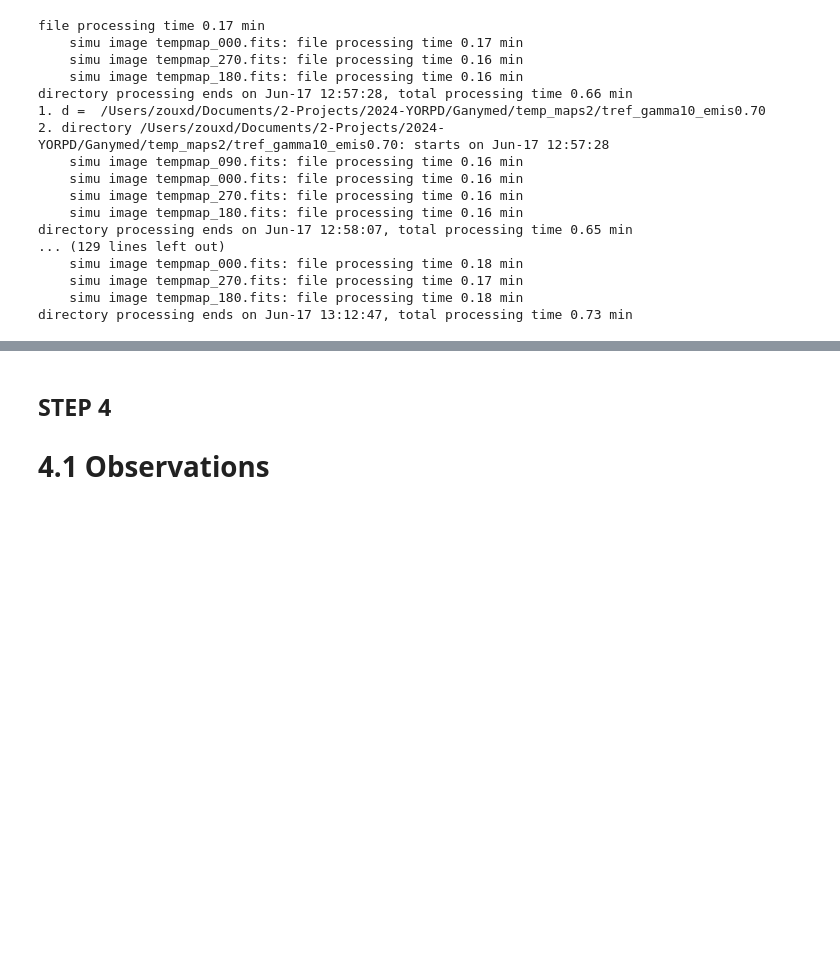
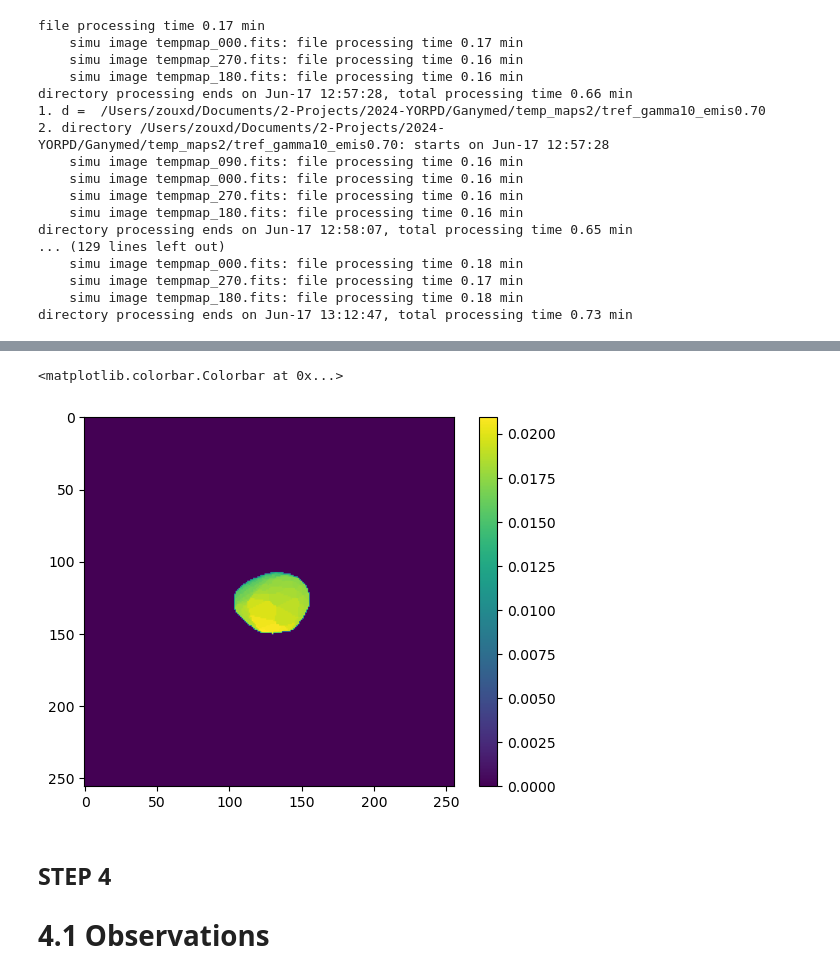
Before and after one commit to amoullet/Thermal_fit, a Jupyter notebook: Ganymed/Integrated_photometry-Ganymed.ipynb, the cells around one changed output, grey strips where cells are left out. Saved outputs shown, nothing was run; the diff lists cells and outputs as text; code cells hidden in the pictures; blank space fills up the shorter version.

```diff
--- a/Ganymed/Integrated_photometry-Ganymed.ipynb
+++ b/Ganymed/Integrated_photometry-Ganymed.ipynb
@@ -679,3 +679,9 @@ Loss =  [9.9999997e-05 3.1622776e-04 1.0000000e-03 3.1622776e-03 9.9999998e-03
+# %%
+plt.imshow(ims[0,0,:, :])
+plt.colorbar()
+# %% [output]
+<matplotlib.colorbar.Colorbar at 0x...>
+[figure, added]
 # %% [markdown]
 ## STEP 4
 
```
Also changed, not shown: parts of 1 cell of this notebook.
